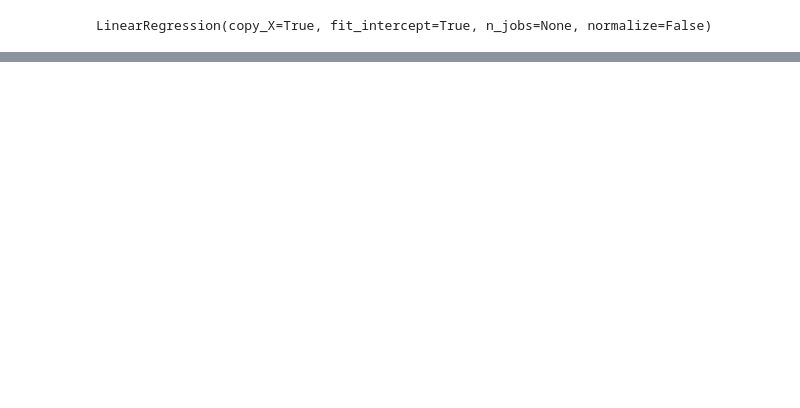
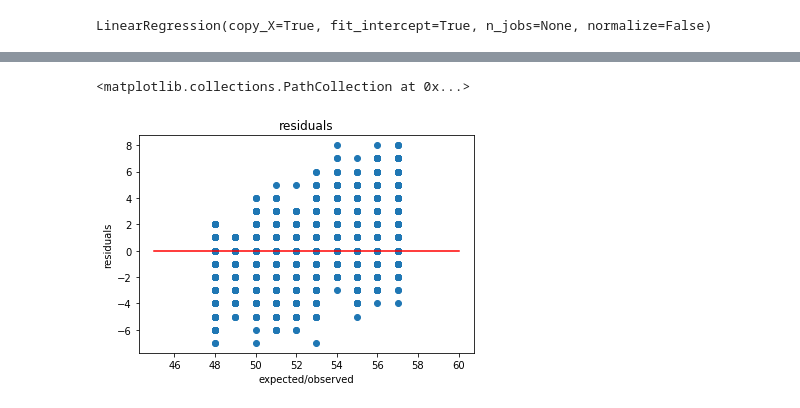
Before and after one commit to philipwalsh/digitrecognizer, a Jupyter notebook: lr-test.ipynb, the cells around one changed output, grey strips where cells are left out. Cells and saved outputs as stored; diff of their text form; code cells hidden in the pictures; blank space fills up the shorter version.

```diff
--- a/lr-test.ipynb
+++ b/lr-test.ipynb
@@ -117,0 +118,12 @@ plt.scatter(predicted, expected)
+# %%
+residuals = np.array(expected.values.ravel()) - np.array(predicted.values.ravel())
+plt.title('residuals')
+plt.xlabel('expected/observed')
+plt.ylabel('residuals')
+plt.plot([45,60],[0,0], color='red')
+plt.scatter(expected, residuals)
+# a good residual plot does not have a pattern
+# a pattern in the plot means we missed in capturing the data thats driving sale price
+# %% [output]
+<matplotlib.collections.PathCollection at 0x...>
+[figure, added]
```
Also changed, not shown: parts of 15 cells of this notebook, 2 other files.
